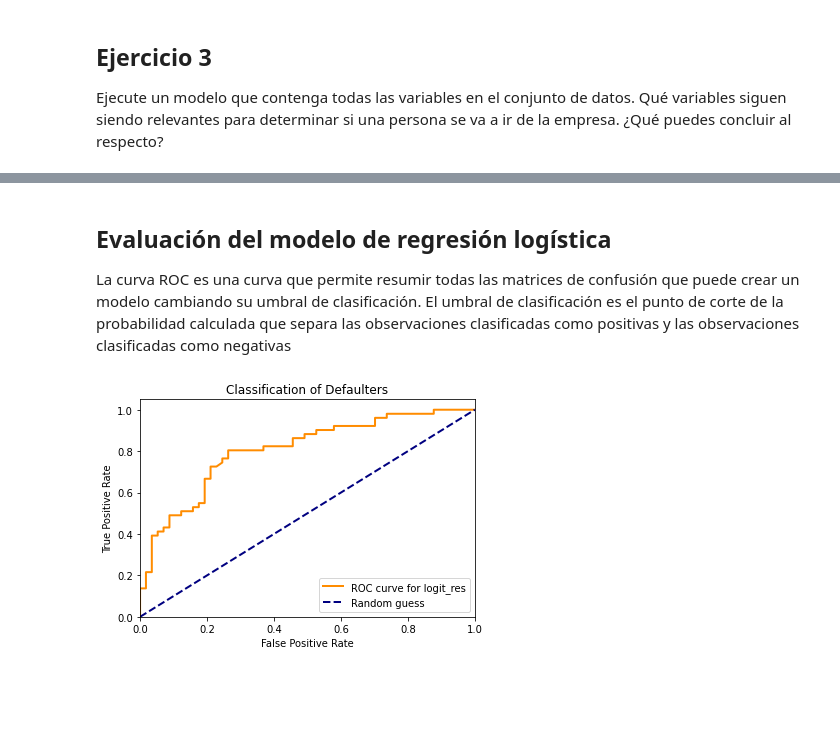
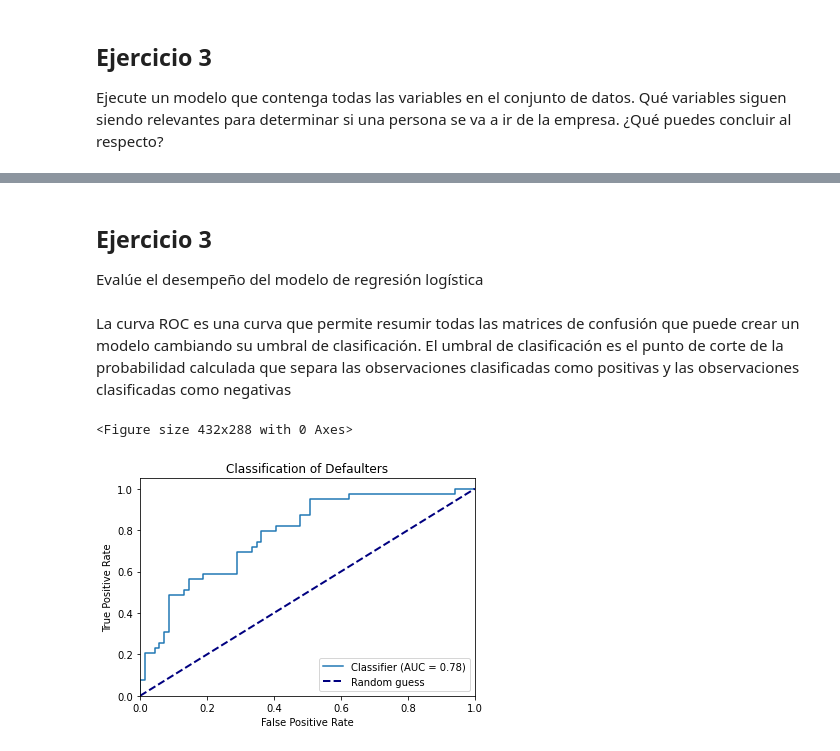
Before and after one commit to drestrepogiraldo/MGIED-Caso5, a Jupyter notebook: MGIED-Caso5.ipynb, the cells around one changed output, grey strips where cells are left out. Saved outputs shown, nothing was run; the diff lists cells and outputs as text; code cells hidden in the pictures; blank space fills up the shorter version.

```diff
--- a/MGIED-Caso5.ipynb
+++ b/MGIED-Caso5.ipynb
@@ -257,0 +281,5 @@ print(test.shape)
+# %%
+X_train, X_test, Y_train, Y_test = train_test_split(df_HR_sample_LR.drop(columns='Attrition'), df_HR_sample_LR['Attrition'] , test_size=0.2, random_state=555555555)
+
+print(X_train.shape)
+print(X_test.shape)
@@ -334,8 +359,8 @@ Ejecute un modelo que contenga todas las variables en el conjunto de datos. Qué
 # %%
 #Definition of input variables
-X_3 = train.drop(columns='Attrition')
+X_3 = X_train
 #Definition of output variable
-y_3 = train['Attrition']
+y_3 = Y_train
 
 #Building the model and fitting the data
 log_reg_3 = sm.Logit(y_3, X_3).fit()
@@ -413,26 +388,27 @@ YearsWithCurrManager       -0.1392      0.048     -2.924      0.003      -0.233
+# %% [markdown]
+## Ejercicio 3
+
+Evalúe el desempeño del modelo de regresión logística
 # %% [markdown]
-## Evaluación del modelo de regresión logística
-
 La curva ROC es una curva que permite resumir todas las matrices de confusión que puede crear un modelo cambiando su umbral de clasificación. El umbral de clasificación es el punto de corte de la probabilidad calculada que separa las observaciones clasificadas como positivas y las observaciones clasificadas como negativas
 # %%
-predict_p = log_reg_4.predict(test[['BusinessTravel','JobInvolvement','JobSatisfaction','PerformanceRating','StockOptionLevel','YearsInCurrentRole','YearsSinceLastPromotion','YearsWithCurrManager']])
-#predict_2_p = logit_res2.predict(df6[['Intercept','loan_amnt','int_rate']])
-roc_p = roc_curve(test['Attrition'], predict_p)
-#roc_2_p = roc_curve(df6['loan_status'], predict_2_p)
+predict_logit = log_reg_3.predict(X_test)
+
+
+predict_RF = rfc_res.predict(X_test)
+
 
 plt.figure()
 line_width = 2
-plt.plot(roc_p[0], roc_p[1], color='darkorange',
-         lw=line_width, label=f'ROC curve for logit_res')
-#plt.plot(roc_2_p[0], roc_2_p[1], color='darkgreen',
-         #lw=line_width, label=f'ROC curve for model in Ex 6')
+RocCurveDisplay.from_predictions(Y_test, predict_logit)
 plt.plot([0, 1], [0, 1], color='navy', lw=line_width, linestyle='--', label='Random guess')
 plt.xlim([0.0, 1.0])
 plt.ylim([0.0, 1.05])
 plt.xlabel('False Positive Rate')
 plt.ylabel('True Positive Rate')
 plt.title('Classification of Defaulters')
 plt.legend(loc='lower right')
 plt.show()
 # %% [output]
+<Figure size 432x288 with 0 Axes>
-[figure, old version]
+[figure, new version]
```
Also changed, not shown: parts of 28 cells of this notebook.
